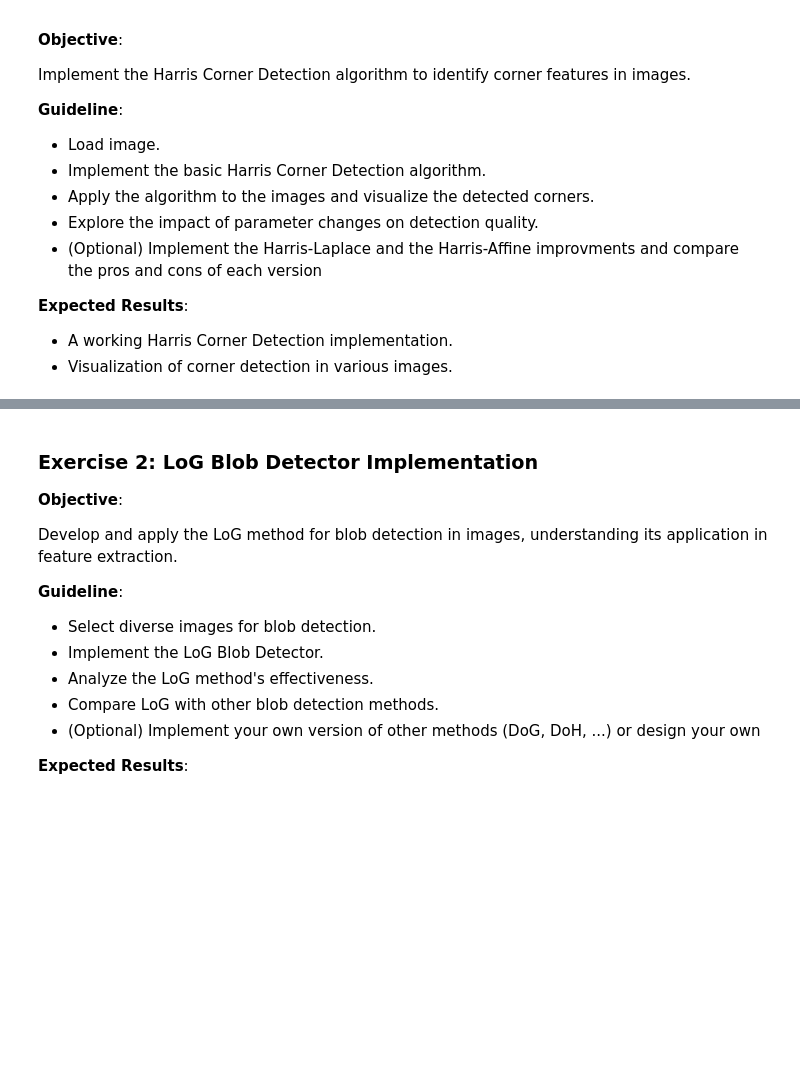
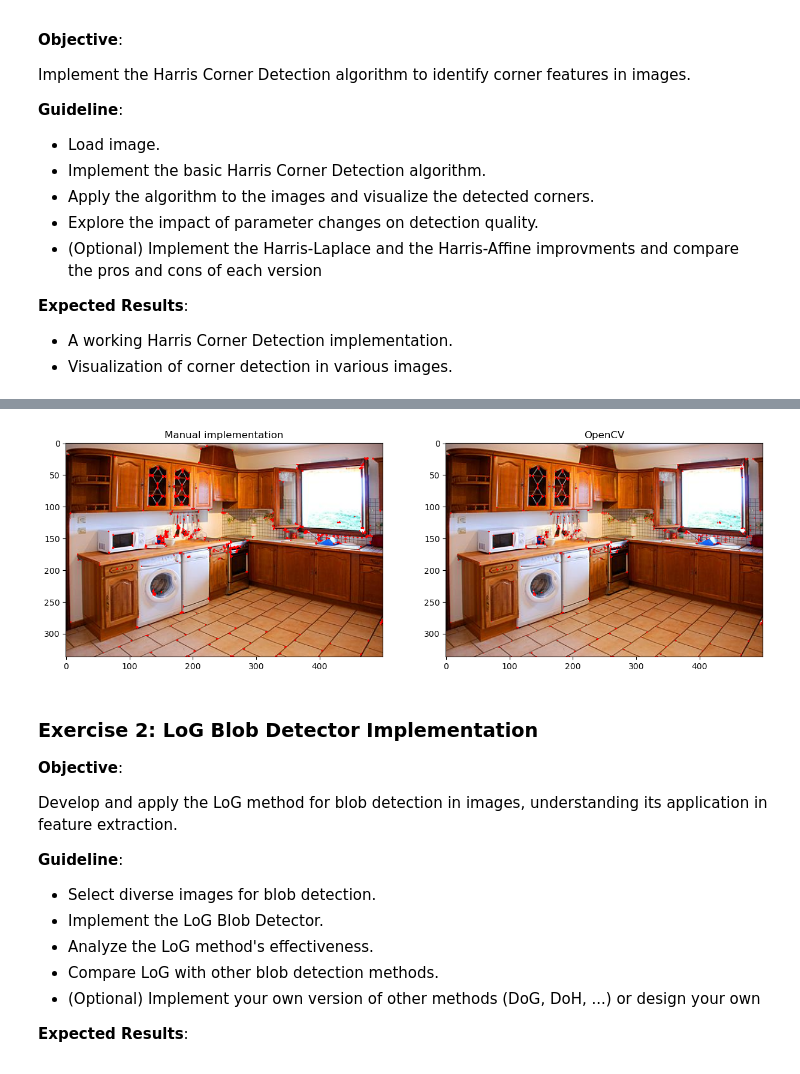
Before and after one commit to Pikurrot/cv-problems-uab, a Jupyter notebook: Lab 4/Practicum_Fondations_CV_Lab4.ipynb, the cells around one changed output, grey strips where cells are left out. Saved outputs shown, nothing was run; the diff lists cells and outputs as text; code cells hidden in the pictures; blank space fills up the shorter version.

Commit message:
Implement manual Harris

```diff
--- a/Lab 4/Practicum_Fondations_CV_Lab4.ipynb
+++ b/Lab 4/Practicum_Fondations_CV_Lab4.ipynb
@@ -71,3 +145,22 @@ Implement the Harris Corner Detection algorithm to identify corner features in i
+# %%
+# Manual implementation
+res = harris_corner_detection(img_rgb, ksize=3, k=0.04, dilate=False)
+
+# OpenCV implementation
+img_gray = cv2.cvtColor(img_rgb, cv2.COLOR_RGB2GRAY)
+res_cv2 = cv2.cornerHarris(img_gray.copy(), blockSize=2, ksize=3, k=0.04)
+# res_cv2 = cv2.dilate(res_cv2, np.ones((3, 3)))
+res_rgb_cv2 = img_rgb.copy()
+res_rgb_cv2[res_cv2 > 0.01 * res_cv2.max()] = [255, 0, 0]
+
+fig, ax = plt.subplots(1, 2, figsize=(15, 15))
+ax[0].imshow(res)
+ax[0].set_title("Manual implementation")
+ax[1].imshow(res_rgb_cv2)
+ax[1].set_title("OpenCV")
+plt.show()
+# %% [output]
+[figure, added]
 # %% [markdown]
 
 ### Exercise 2: LoG Blob Detector Implementation
```
Also changed, not shown: parts of 2 cells of this notebook.
